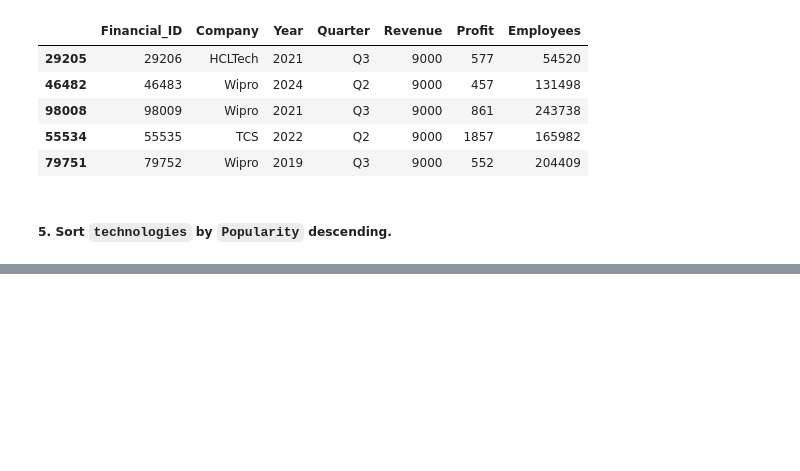
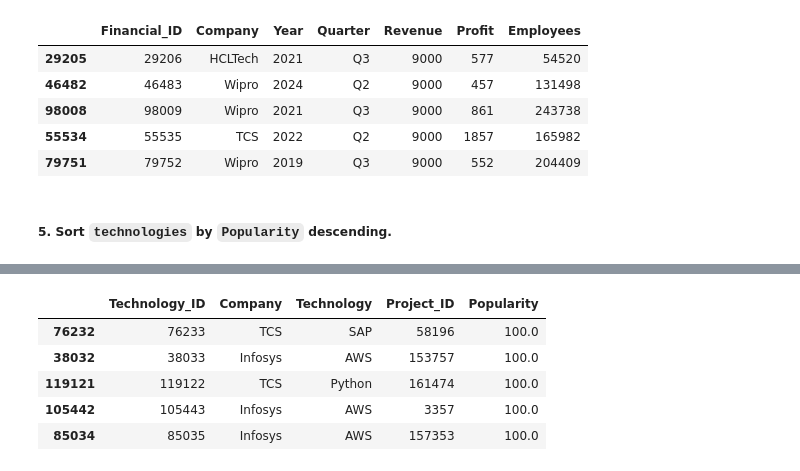
Before and after one commit to shiva3994/Projects, a Jupyter notebook: Python/L_Big4_India.ipynb, the cells around one changed output, grey strips where cells are left out. Drawn from its saved outputs; the diff is of its cells as text; code cells hidden in the pictures; blank space fills up the shorter version.

```diff
--- a/Python/L_Big4_India.ipynb
+++ b/Python/L_Big4_India.ipynb
@@ -926,3 +935,12 @@ data_dict['Company_Financials'].sort_values( by = 'Revenue', ascending = False).
+# %%
+data_dict['Technologies'].sort_values( by = 'Popularity', ascending = False ).head()
+# %% [output]
+|  | Technology_ID | Company | Technology | Project_ID | Popularity |
+| 76232 | 76233 | TCS | SAP | 58196 | 100.0 |
+| 38032 | 38033 | Infosys | AWS | 153757 | 100.0 |
+| 119121 | 119122 | TCS | Python | 161474 | 100.0 |
+| 105442 | 105443 | Infosys | AWS | 3357 | 100.0 |
+| 85034 | 85035 | Infosys | AWS | 157353 | 100.0 |
 # %%
 ### Python
 
```
Also changed, not shown: parts of 4 cells of this notebook.
